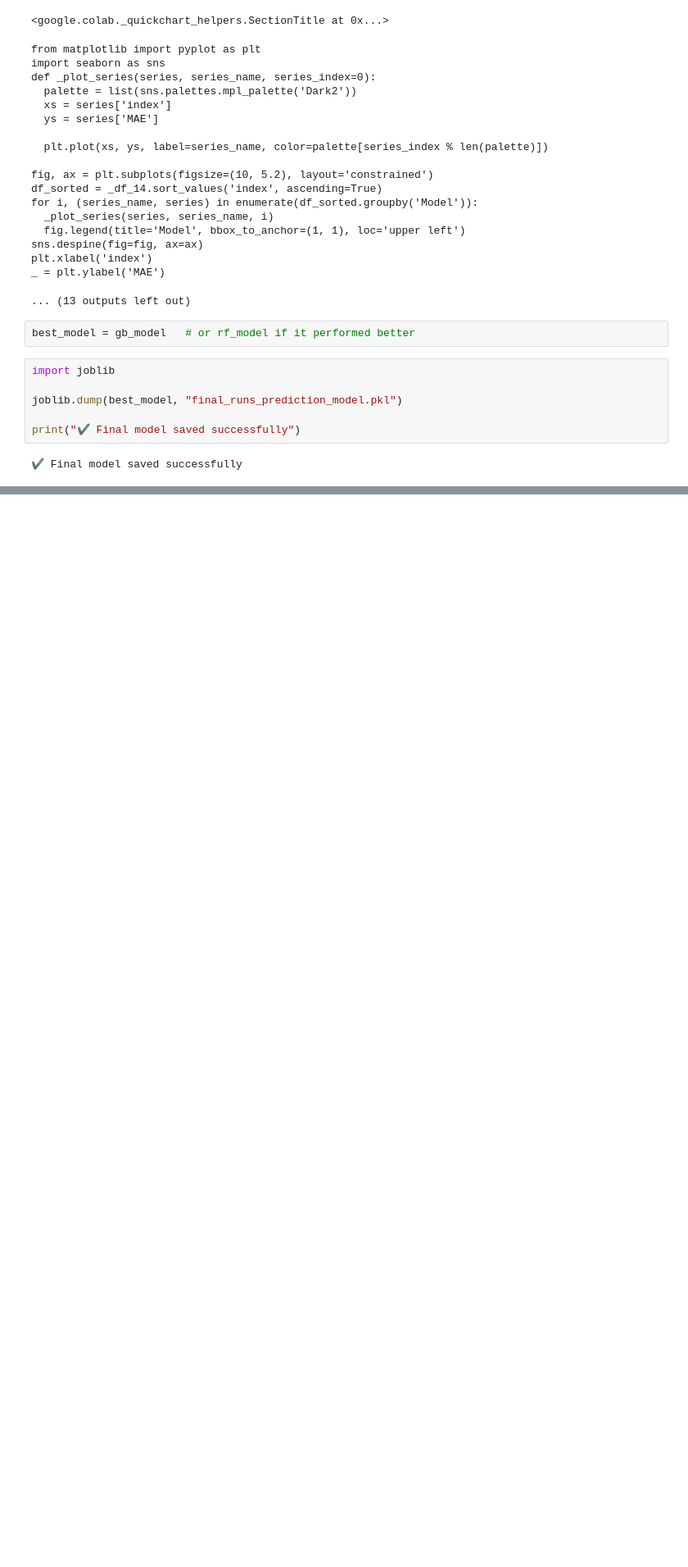
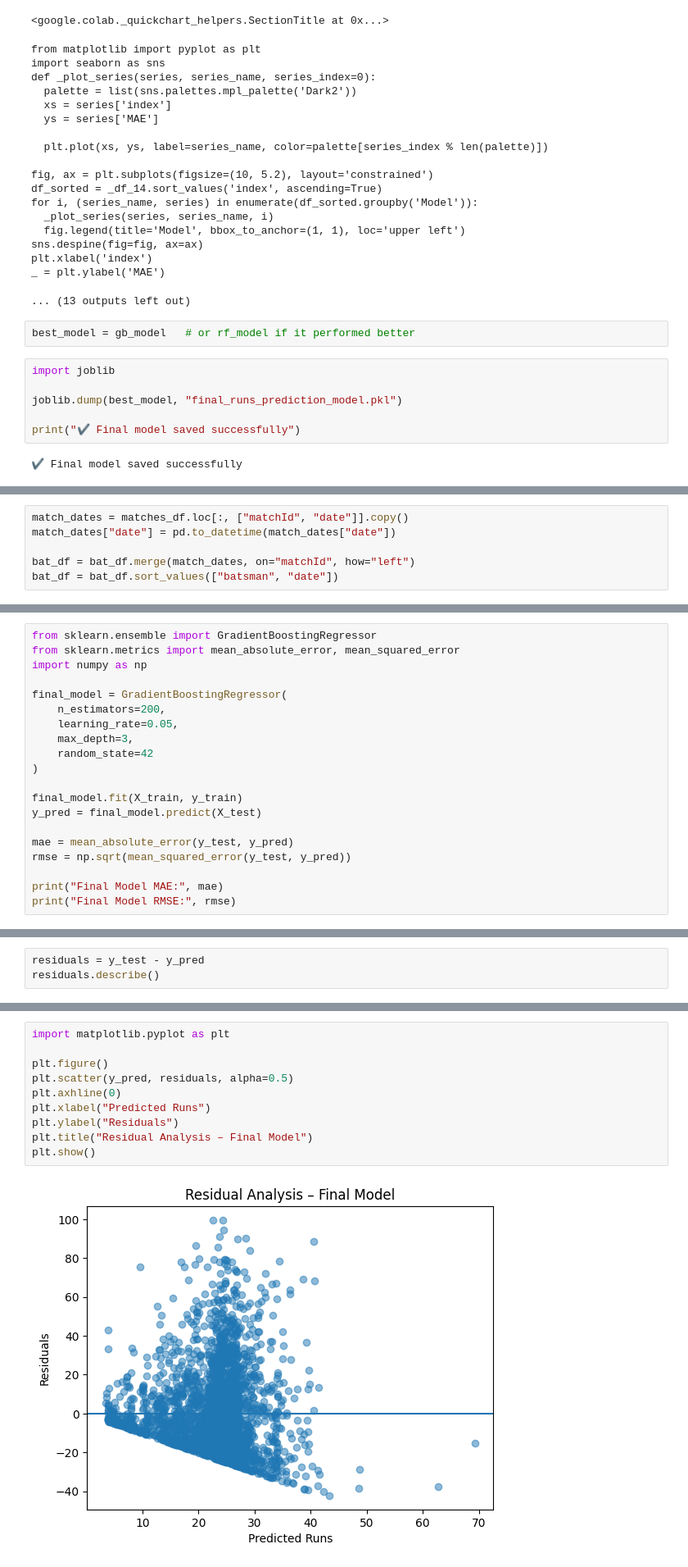
Before and after one commit to angirekulamanoj19-dotcom/Cricket-Player-Performance-Prediction---Group-1-, a Jupyter notebook: cricketplayeranalysis.ipynb, the cells around one changed output, grey strips where cells are left out. Shown at 82% size. Drawn from its saved outputs; the diff is of its cells as text; blank space fills up the shorter version.

Commit message:
Completed Milestone 6 by evaluating the final Gradient Boosting model, performing error and residual analysis, and saving the trained model for reproducibility.

```diff
--- a/cricketplayeranalysis.ipynb
+++ b/cricketplayeranalysis.ipynb
@@ -1812,0 +1838,6 @@ print("✔ Final model saved successfully")
+# %%
+match_dates = matches_df.loc[:, ["matchId", "date"]].copy()
+match_dates["date"] = pd.to_datetime(match_dates["date"])
+
+bat_df = bat_df.merge(match_dates, on="matchId", how="left")
+bat_df = bat_df.sort_values(["batsman", "date"])
@@ -1812,0 +1878,20 @@ print("✔ Final model saved successfully")
+# %%
+from sklearn.ensemble import GradientBoostingRegressor
+from sklearn.metrics import mean_absolute_error, mean_squared_error
+import numpy as np
+
+final_model = GradientBoostingRegressor(
+    n_estimators=200,
+    learning_rate=0.05,
+    max_depth=3,
+    random_state=42
+)
+
+final_model.fit(X_train, y_train)
+y_pred = final_model.predict(X_test)
+
+mae = mean_absolute_error(y_test, y_pred)
+rmse = np.sqrt(mean_squared_error(y_test, y_pred))
+
+print("Final Model MAE:", mae)
+print("Final Model RMSE:", rmse)
@@ -1812,0 +1901,3 @@ print("✔ Final model saved successfully")
+# %%
+residuals = y_test - y_pred
+residuals.describe()
@@ -1812,0 +1915,12 @@ print("✔ Final model saved successfully")
+# %%
+import matplotlib.pyplot as plt
+
+plt.figure()
+plt.scatter(y_pred, residuals, alpha=0.5)
+plt.axhline(0)
+plt.xlabel("Predicted Runs")
+plt.ylabel("Residuals")
+plt.title("Residual Analysis – Final Model")
+plt.show()
+# %% [output]
+[figure, added]
```
Also changed, not shown: parts of 8 cells of this notebook.
